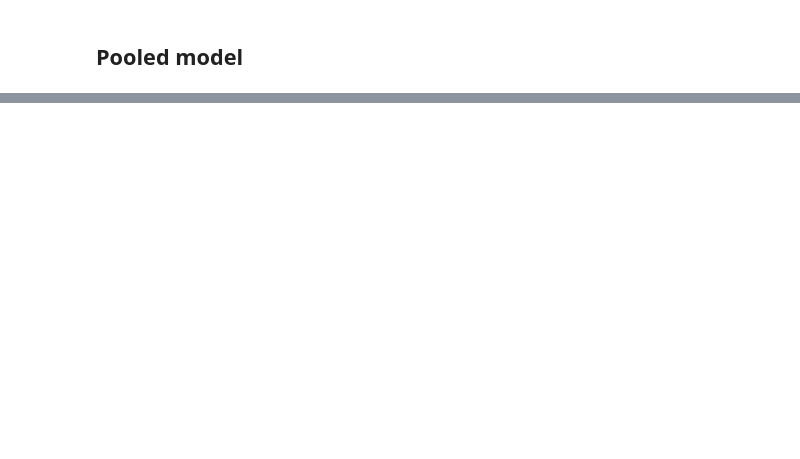
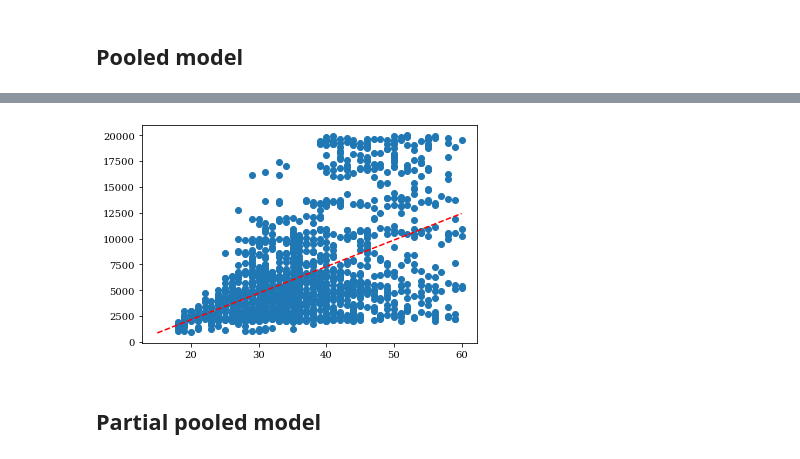
Before and after one commit to alesalloum/BDA-project2019, a Jupyter notebook: BDA_main_notebook.ipynb, the cells around one changed output, grey strips where cells are left out. Drawn from its saved outputs; the diff is of its cells as text; code cells hidden in the pictures; blank space fills up the shorter version.

```diff
--- a/BDA_main_notebook.ipynb
+++ b/BDA_main_notebook.ipynb
@@ -104,0 +140,2 @@ DistutilsPlatformError: Unable to find vcvarsall.bat
+# %%
+pooled_sample = pooled_fit.extract(permuted=True)
@@ -104,0 +165,9 @@ DistutilsPlatformError: Unable to find vcvarsall.bat
+# %%
+_ = plt.scatter(age, monthly_income)
+xvals = np.linspace(15, 60)
+_ = plt.plot(xvals, beta_estimate*xvals+alpha_estimate, 'r--')
+#_ = plt.plot(xvals, beta_estimate*np.exp(beta_estimate*xvals), 'r--')
+# %% [output]
+[figure, added]
+# %% [markdown]
+## Partial pooled model
```
Also changed, not shown: parts of 23 cells of this notebook.
